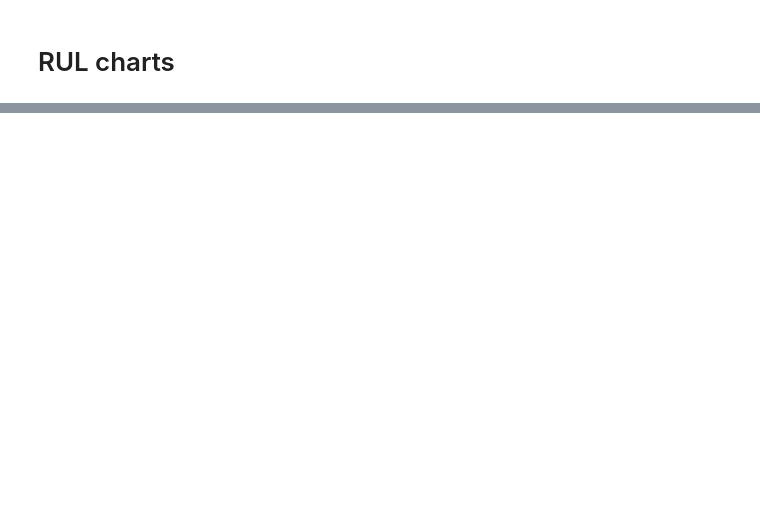
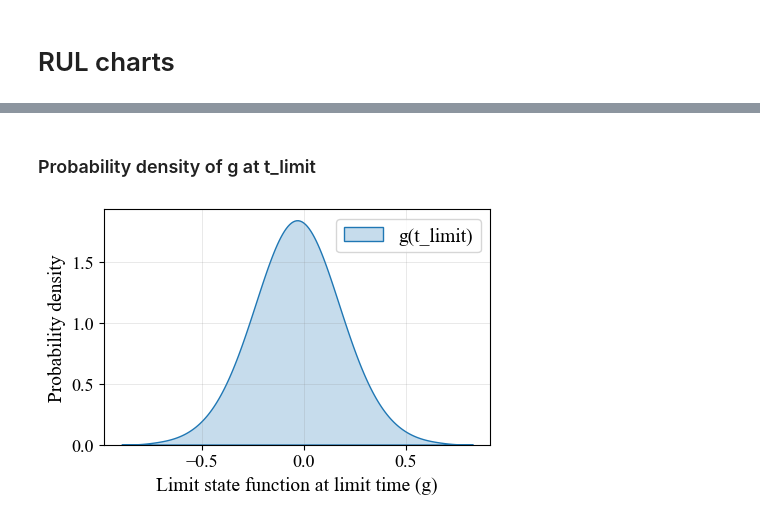
Before and after one commit to Pesquisa-UFCAT/2024-1_victor_hugo_renata_maria, a Jupyter notebook: toy_problem/analysis_gobs_gpred.ipynb, the cells around one changed output, grey strips where cells are left out. Cells and saved outputs as stored; diff of their text form; code cells hidden in the pictures; blank space fills up the shorter version.

```diff
--- a/toy_problem/analysis_gobs_gpred.ipynb
+++ b/toy_problem/analysis_gobs_gpred.ipynb
@@ -132,7 +201,17 @@ plt.show()
 # %% [markdown]
 # Remaining Useful Life (RUL) estimation
 # %%
-g_ti = g_value_for_ti(bds, t_i)
-# time_bellow_threshold = g_ti[g_ti['g_obs'] <= 0]['time']
-time_to_threshold = time_bellow_threshold(bds, g_treshold)
-rul_data = rul(bds, t_i, g_treshold)
+t_i = 35.0
+g_threshold = 0.0
+
+rul_data = rul(
+    df_summary,
+    t_i=35.0,
+    g_threshold=0.0,
+    g_column='g_emulator_mean'
+)
+
+print('Inspection time:', rul_data['t_inspection'])
+print('Failure time:', rul_data['t_failure'])
+print('RUL:', rul_data['RUL'])
+print('g(t_i):', rul_data['g_at_inspection'])
@@ -140,0 +487,61 @@ rul_data = rul(bds, t_i, g_treshold)
+# %% [markdown]
+### Probability density of g at t_limit
+# %%
+### Extract g at limit time
+g_limit = g_emulator_at_limit_time(
+    bds,
+    t_limit=t_limit,
+    g_col="g_emulator"
+)
+
+### Figure name and DPI
+dpi = 600
+name = 'kde_limit_plot'
+
+### Chart dimensions (in centimeters)
+b_cm = 12
+h_cm = 8
+inches_to_cm = 1 / 2.54
+b_input = b_cm * inches_to_cm
+h_input = h_cm * inches_to_cm
+
+### Labels
+label_x = r'Limit state function at limit time (g)'
+label_y = 'Probability density'
+size_label = 14
+color_label = 'black'
+size_axis = 13
+color_axis = 'black'
+
+### Font configuration (Times New Roman)
+plt.rcParams['font.family'] = 'Times New Roman'
+
+### Figure
+fig, ax = plt.subplots(figsize=(b_input, h_input))
+ax.set_xlabel(label_x, fontsize=size_label, color=color_label)
+ax.set_ylabel(label_y, fontsize=size_label, color=color_label)
+ax.tick_params(axis='both', which='major', labelsize=size_axis, colors=color_axis)
+
+### KDE plot
+sns.kdeplot(
+    g_limit,
+    ax=ax,
+    linewidth=1,
+    fill=True,
+    label=r'g(t_limit)'
+)
+
+### Grid
+ax.grid(True, linestyle='-', linewidth=0.4, color='gray', alpha=0.3)
+
+### Legend
+ax.legend(fontsize=size_label)
+
+### Layout
+plt.tight_layout()
+
+### Save
+#fig.savefig(f'z_{name}.png', dpi=dpi, bbox_inches='tight')
+plt.show()
+# %% [output]
+[figure, added]
```
Also changed, not shown: parts of 19 cells of this notebook, 5 other files.
